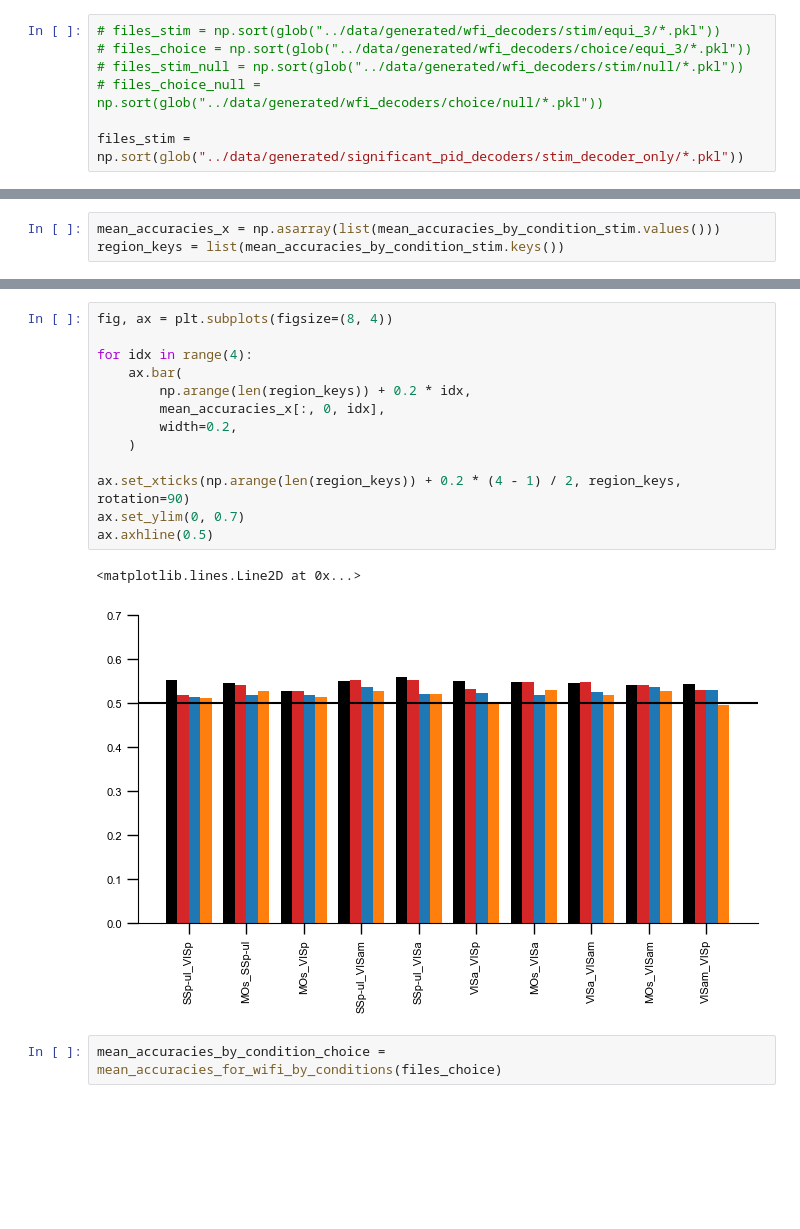
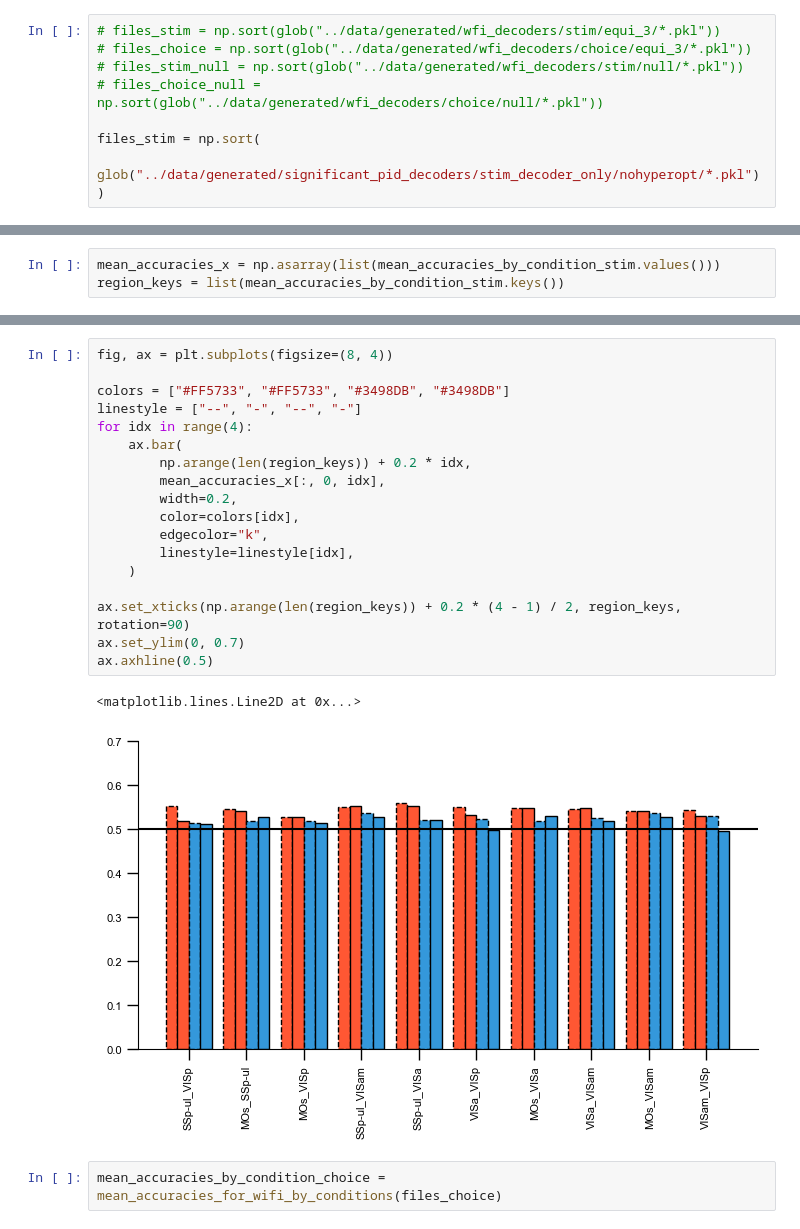
Before and after one commit to debottamKundu/ibl-partial-info-decomp, a Jupyter notebook: notebooks/multiregiondecoders.ipynb, the cells around one changed output, grey strips where cells are left out. Cells and saved outputs as stored; diff of their text form; blank space fills up the shorter version.

```diff
--- a/notebooks/multiregiondecoders.ipynb
+++ b/notebooks/multiregiondecoders.ipynb
@@ -95,7 +95,9 @@ def null_accuracies_for_wifi(files):
 # files_stim_null = np.sort(glob("../data/generated/wfi_decoders/stim/null/*.pkl"))
 # files_choice_null = np.sort(glob("../data/generated/wfi_decoders/choice/null/*.pkl"))
 
-files_stim = np.sort(glob("../data/generated/significant_pid_decoders/stim_decoder_only/*.pkl"))
+files_stim = np.sort(
+    glob("../data/generated/significant_pid_decoders/stim_decoder_only/nohyperopt/*.pkl")
+)
 # %%
 eid_lists = []
 for idx in range(len(files_choice)):
@@ -593,19 +597,24 @@ counts_matrix
 # %%
 fig, ax = plt.subplots(figsize=(8, 4))
 
+colors = ["#FF5733", "#FF5733", "#3498DB", "#3498DB"]
+linestyle = ["--", "-", "--", "-"]
 for idx in range(4):
     ax.bar(
         np.arange(len(region_keys)) + 0.2 * idx,
         mean_accuracies_x[:, 0, idx],
         width=0.2,
+        color=colors[idx],
+        edgecolor="k",
+        linestyle=linestyle[idx],
     )
 
 ax.set_xticks(np.arange(len(region_keys)) + 0.2 * (4 - 1) / 2, region_keys, rotation=90)
 ax.set_ylim(0, 0.7)
 ax.axhline(0.5)
 # %% [output]
 <matplotlib.lines.Line2D at 0x...>
-[figure, old version]
+[figure, new version]
 # %%
 mean_accuracies_by_condition_choice = mean_accuracies_for_wifi_by_conditions(files_choice)
 # %%
```
Also changed, not shown: parts of 7 cells of this notebook, 2 other files.
